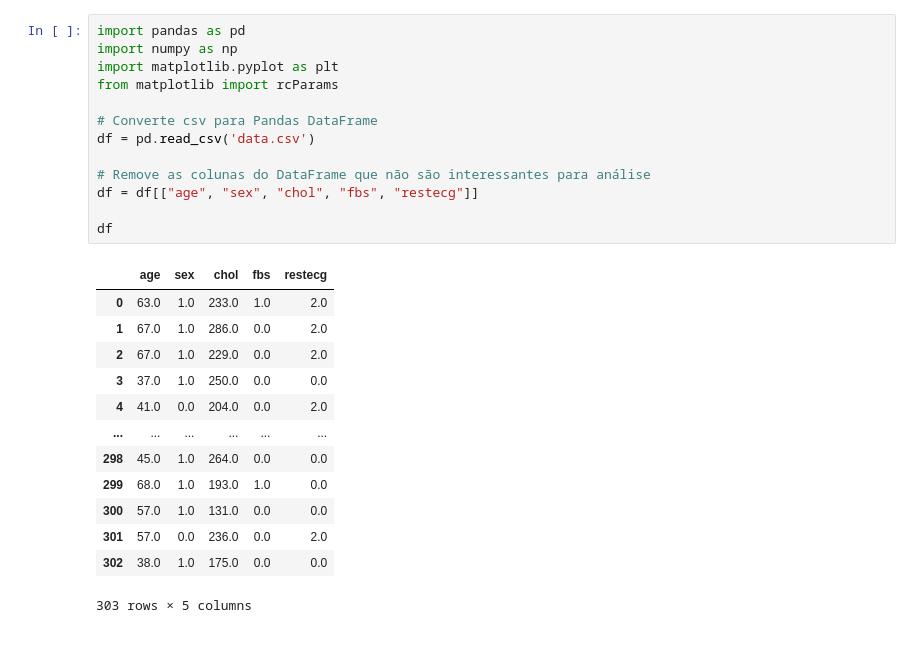
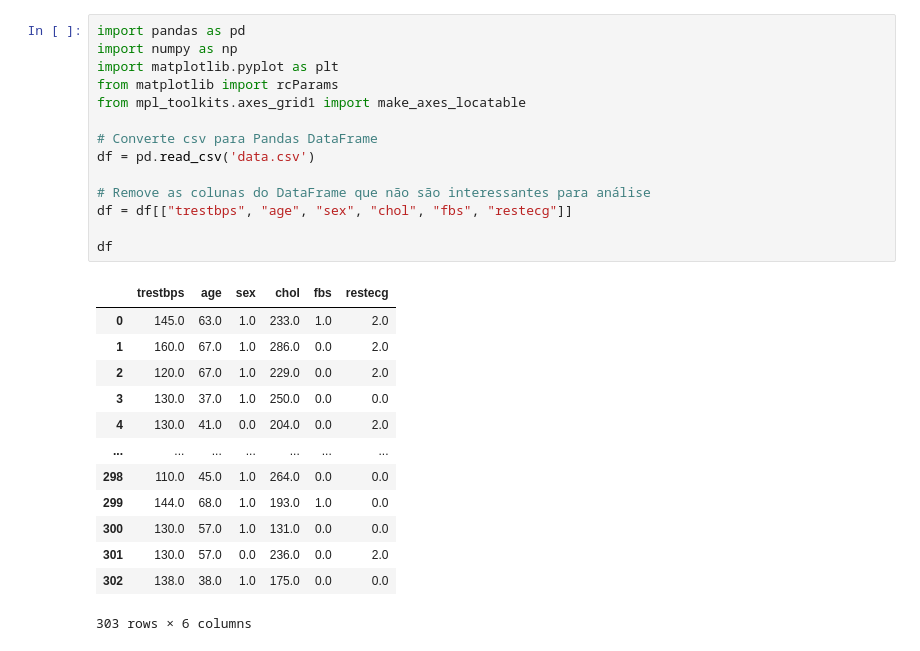
Before and after one commit to edu-Fender/medical-analysis, a Jupyter notebook: plot.ipynb, the cells around one changed output. Saved outputs shown, nothing was run; the diff lists cells and outputs as text.

```diff
--- a/plot.ipynb
+++ b/plot.ipynb
@@ -1,28 +1,29 @@
 # %%
 import pandas as pd
 import numpy as np
 import matplotlib.pyplot as plt
 from matplotlib import rcParams
+from mpl_toolkits.axes_grid1 import make_axes_locatable
 
 # Converte csv para Pandas DataFrame
 df = pd.read_csv('data.csv')
 
 # Remove as colunas do DataFrame que não são interessantes para análise
-df = df[["age", "sex", "chol", "fbs", "restecg"]]
+df = df[["trestbps", "age", "sex", "chol", "fbs", "restecg"]]
 
 df
 # %% [output]
-|  | age | sex | chol | fbs | restecg |
-| 0 | 63.0 | 1.0 | 233.0 | 1.0 | 2.0 |
-| 1 | 67.0 | 1.0 | 286.0 | 0.0 | 2.0 |
-| 2 | 67.0 | 1.0 | 229.0 | 0.0 | 2.0 |
-| 3 | 37.0 | 1.0 | 250.0 | 0.0 | 0.0 |
-| 4 | 41.0 | 0.0 | 204.0 | 0.0 | 2.0 |
-| ... | ... | ... | ... | ... | ... |
-| 298 | 45.0 | 1.0 | 264.0 | 0.0 | 0.0 |
-| 299 | 68.0 | 1.0 | 193.0 | 1.0 | 0.0 |
-| 300 | 57.0 | 1.0 | 131.0 | 0.0 | 0.0 |
-| 301 | 57.0 | 0.0 | 236.0 | 0.0 | 2.0 |
-| 302 | 38.0 | 1.0 | 175.0 | 0.0 | 0.0 |
+|  | trestbps | age | sex | chol | fbs | restecg |
+| 0 | 145.0 | 63.0 | 1.0 | 233.0 | 1.0 | 2.0 |
+| 1 | 160.0 | 67.0 | 1.0 | 286.0 | 0.0 | 2.0 |
+| 2 | 120.0 | 67.0 | 1.0 | 229.0 | 0.0 | 2.0 |
+| 3 | 130.0 | 37.0 | 1.0 | 250.0 | 0.0 | 0.0 |
+| 4 | 130.0 | 41.0 | 0.0 | 204.0 | 0.0 | 2.0 |
+| ... | ... | ... | ... | ... | ... | ... |
+| 298 | 110.0 | 45.0 | 1.0 | 264.0 | 0.0 | 0.0 |
+| 299 | 144.0 | 68.0 | 1.0 | 193.0 | 1.0 | 0.0 |
+| 300 | 130.0 | 57.0 | 1.0 | 131.0 | 0.0 | 0.0 |
+| 301 | 130.0 | 57.0 | 0.0 | 236.0 | 0.0 | 2.0 |
+| 302 | 138.0 | 38.0 | 1.0 | 175.0 | 0.0 | 0.0 |
-303 rows × 5 columns
+303 rows × 6 columns
 # %%
```
Also changed, not shown: parts of 4 cells of this notebook.
